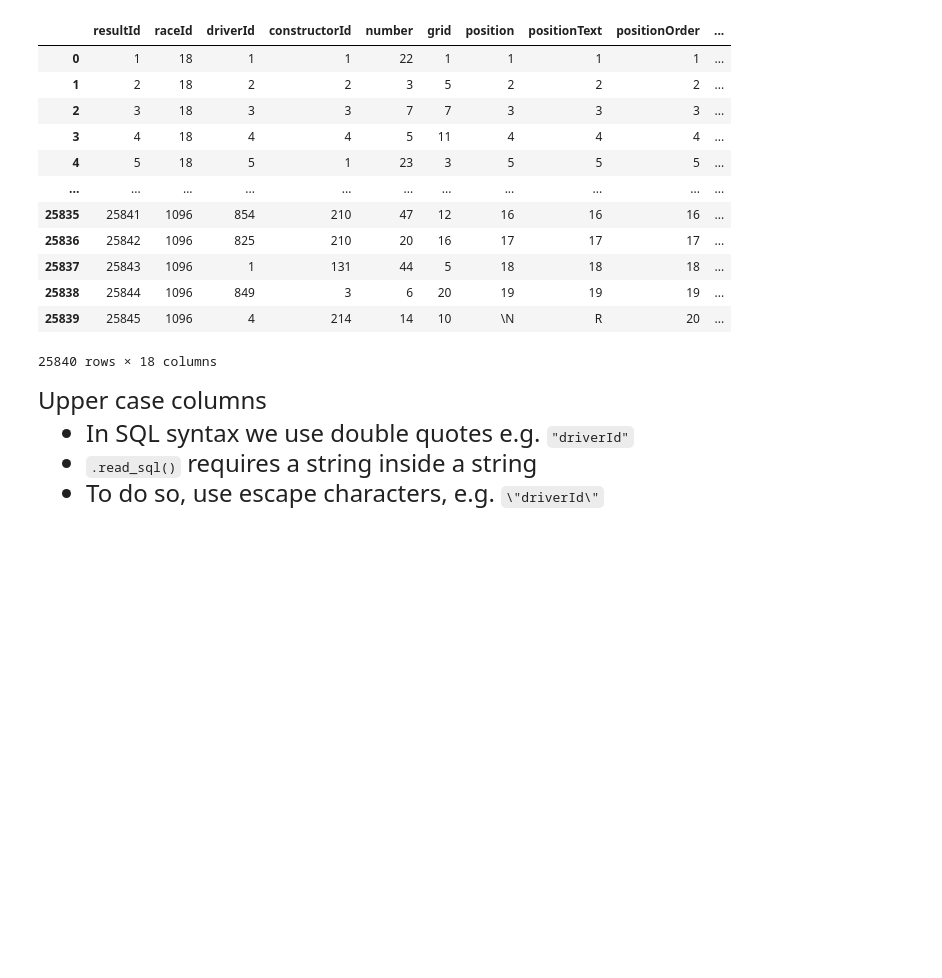
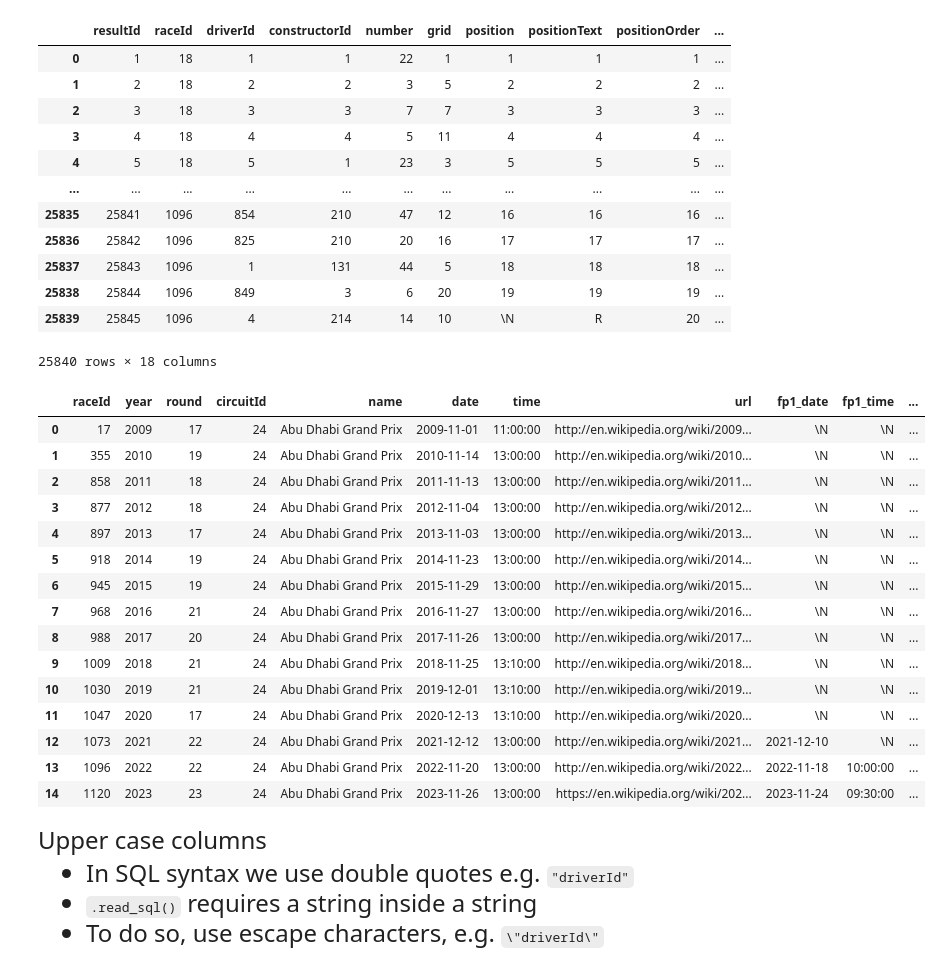
Before and after one commit to lornalyu/qtm531spring2024, a Jupyter notebook: Lecture 22/lecture_22a - SQL from Python.ipynb, the cells around one changed output. Cells and saved outputs as stored; diff of their text form; code cells hidden in the pictures; blank space fills up the shorter version.

```diff
--- a/Lecture 22/lecture_22a - SQL from Python.ipynb
+++ b/Lecture 22/lecture_22a - SQL from Python.ipynb
@@ -67,7 +64,7 @@ url_server = URL.create(
     host = 'localhost',
     database = 'postgres',
     username = 'postgres',
-    port = 5432,
+    port = 5435,
     password  = "")
 
 connection = create_engine(url_server)
@@ -190,25 +199,43 @@ pd.read_sql(text("SELECT * FROM results;"), connection)
 # %%
 # Use "pd.read_sql()"
 # - The first argument is string with instructions wrapped in text()
 #- The second argument is the server connection
 
 # Extract all data from a column
 example1 = pd.read_sql(text("SELECT * FROM results;"), connection)
 
 # Extract a subset of columns
 example2 = pd.read_sql(text("SELECT points \
                              FROM results;"), connection)
 
 # Subset based on a string condition
 example3 = pd.read_sql(text("SELECT * \
                              FROM races \
                              WHERE name = 'Abu Dhabi Grand Prix';"), connection)
 
 
 # Note: (i) Remember to include "\"  to be able to define
 #           strings over multiple lines
 #       (ii) We can include single quotations in the WHERE command
 #            without any additional escape characters
+example3
+# %% [output]
+|  | raceId | year | round | circuitId | name | date | time | url | fp1_date | fp1_time | ... |
+| 0 | 17 | 2009 | 17 | 24 | Abu Dhabi Grand Prix | 2009-11-01 | 11:00:00 | http://en.wikipedia.org/wiki/2009... | \N | \N | ... |
+| 1 | 355 | 2010 | 19 | 24 | Abu Dhabi Grand Prix | 2010-11-14 | 13:00:00 | http://en.wikipedia.org/wiki/2010... | \N | \N | ... |
+| 2 | 858 | 2011 | 18 | 24 | Abu Dhabi Grand Prix | 2011-11-13 | 13:00:00 | http://en.wikipedia.org/wiki/2011... | \N | \N | ... |
+| 3 | 877 | 2012 | 18 | 24 | Abu Dhabi Grand Prix | 2012-11-04 | 13:00:00 | http://en.wikipedia.org/wiki/2012... | \N | \N | ... |
+| 4 | 897 | 2013 | 17 | 24 | Abu Dhabi Grand Prix | 2013-11-03 | 13:00:00 | http://en.wikipedia.org/wiki/2013... | \N | \N | ... |
+| 5 | 918 | 2014 | 19 | 24 | Abu Dhabi Grand Prix | 2014-11-23 | 13:00:00 | http://en.wikipedia.org/wiki/2014... | \N | \N | ... |
+| 6 | 945 | 2015 | 19 | 24 | Abu Dhabi Grand Prix | 2015-11-29 | 13:00:00 | http://en.wikipedia.org/wiki/2015... | \N | \N | ... |
+| 7 | 968 | 2016 | 21 | 24 | Abu Dhabi Grand Prix | 2016-11-27 | 13:00:00 | http://en.wikipedia.org/wiki/2016... | \N | \N | ... |
+| 8 | 988 | 2017 | 20 | 24 | Abu Dhabi Grand Prix | 2017-11-26 | 13:00:00 | http://en.wikipedia.org/wiki/2017... | \N | \N | ... |
+| 9 | 1009 | 2018 | 21 | 24 | Abu Dhabi Grand Prix | 2018-11-25 | 13:10:00 | http://en.wikipedia.org/wiki/2018... | \N | \N | ... |
+| 10 | 1030 | 2019 | 21 | 24 | Abu Dhabi Grand Prix | 2019-12-01 | 13:10:00 | http://en.wikipedia.org/wiki/2019... | \N | \N | ... |
+| 11 | 1047 | 2020 | 17 | 24 | Abu Dhabi Grand Prix | 2020-12-13 | 13:10:00 | http://en.wikipedia.org/wiki/2020... | \N | \N | ... |
+| 12 | 1073 | 2021 | 22 | 24 | Abu Dhabi Grand Prix | 2021-12-12 | 13:00:00 | http://en.wikipedia.org/wiki/2021... | 2021-12-10 | \N | ... |
+| 13 | 1096 | 2022 | 22 | 24 | Abu Dhabi Grand Prix | 2022-11-20 | 13:00:00 | http://en.wikipedia.org/wiki/2022... | 2022-11-18 | 10:00:00 | ... |
+| 14 | 1120 | 2023 | 23 | 24 | Abu Dhabi Grand Prix | 2023-11-26 | 13:00:00 | https://en.wikipedia.org/wiki/202... | 2023-11-24 | 09:30:00 | ... |
 # %% [markdown]
 <font size = "5">
 
```
Also changed, not shown: parts of 7 cells of this notebook, 2 other files.
